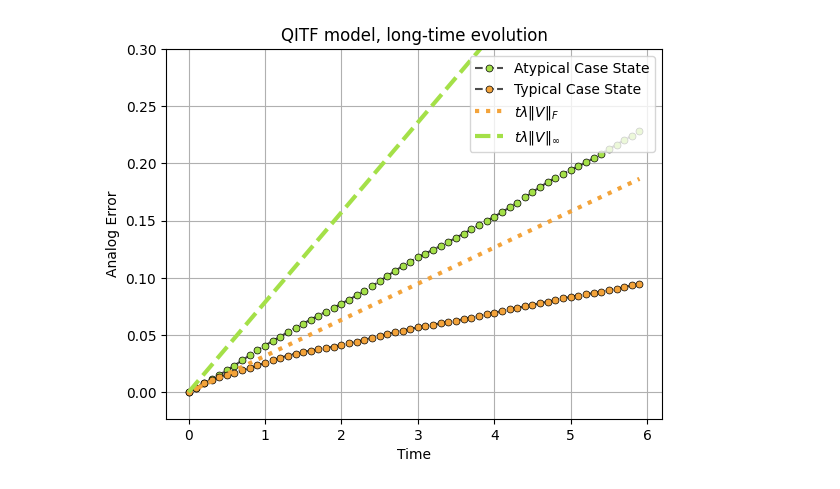
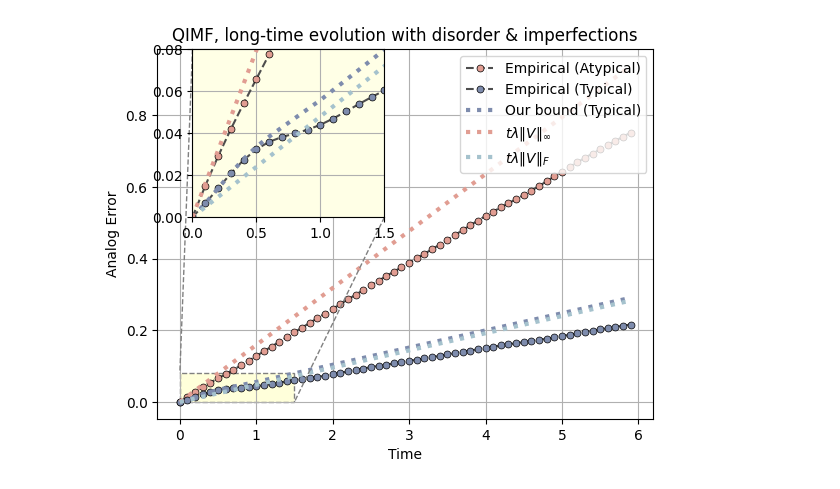
Before and after one commit to minidas/Entanglement-Induced-Resilience-of-Quantum-Dynamics, a Jupyter notebook: qitf_analog.ipynb, the cells around one changed output. Cells and saved outputs as stored; diff of their text form; code cells hidden in the pictures.

```diff
--- a/qitf_analog.ipynb
+++ b/qitf_analog.ipynb
@@ -13,37 +14,69 @@ with open('./Figures/analog_model.pkl', 'rb') as f:
     analog_model = pickle.load(f)
 # %%
-initial_state=Statevector.from_label('+'*N).data
-    # analog_model.plot_one_segment(initial_state, mfc='#66C999', label='Separable State')
-analog_model.plot_long_time(initial_state, mfc="#A4E048", label='Atypical Case State')
-
-# initial_state = haar_random_state(N)  # Generate a random state
 initial_state = Statevector.from_label('0'*N).data  # Typical case state
-analog_model.plot_long_time(initial_state, mfc='#F3A33A', label='Typical Case State')
 
 fro_curve=[]
 spec_curve=[]
 V_fro = np.linalg.norm(analog_model.perm, 'fro')/sqrt(d)
 V_spec = np.linalg.norm(analog_model.perm, 2)
 for t in time:
-    fro_curve.append(t*V_fro)
     spec_curve.append(t*V_spec)
-plt.plot(time[:-1], fro_curve[:-1], color='#F3A33A', linestyle='dotted', label=r'$t\lambda\|V\|_{F}$',linewidth=3)
-plt.plot(time[:-1], spec_curve[:-1], color='#A4E048', linestyle='dashed', label=r'$t\lambda\|V\|_{\infty}$',linewidth=3)
-    # plt.plot(time[:-1], [V_fro*time_step]*num_steps, color='#397FC7', linestyle='dotted', label=r'$\delta t\lambda\|V\|_{F}$')
-    # plt.plot(time[:-1], scrambling_value,color='0.3',marker='o',markersize=5,mfc='#66C999',mec='k',linestyle='dashed',markeredgewidth=0.5)
-    # plt.plot(time[:-1], simulation_error_state,color='0.3',mfc='#5DBFE9',marker='o',markersize=5,mec='k',linestyle='dashed',markeredgewidth=0.5)
-    # plt.plot(time[:-1], [average_case_commutator]*num_steps,color='#66C999',linestyle='dashed')
-    # plt.plot(time[:-1], [Fro_bound]*num_steps,color='#397FC7',linestyle='dotted')
-plt.xlabel('Time')
-plt.ylabel('Analog Error')
-plt.ylim( top=0.3)
-plt.legend(loc=1)
-plt.title('QITF model, long-time evolution')
-plt.grid()
-plt.savefig('./Figures/long-time.pdf', bbox_inches='tight',dpi=600)
-plt.show()
+
+estimate_fro = 0
+U_int = exact_model.get_evolution_segment(segment_time=0.01)
+state=initial_state
+for t in np.linspace(0,10,11):
+    fro_curve.append(estimate_fro)
+    for i in range(10):
+        estimate_fro += 0.01 * sqrt(abs(state.conj().T@(analog_model.perm.conj().T@analog_model.perm)@state))
+        state = U_int @ state
+for t in range(50):
+    fro_curve.append(fro_curve[-1]+0.1*V_fro)
-# %% [output]
-[figure, removed]
+# %%
+initial_state=Statevector.from_label('+'*N).data
+    # analog_model.plot_one_segment(initial_state, mfc='#66C999', label='Separable State')
+analog_model.plot_long_time(initial_state, mfc="#E19D92", label='Empirical (Atypical)')
+
+# initial_state = haar_random_state(N)  # Generate a random state
+initial_state = Statevector.from_label('0'*N).data  # Typical case state
+analog_model.plot_long_time(initial_state, mfc='#7E8CAD', label='Empirical (Typical)')
+
+linear_curve=[]
+for t in time:
+    linear_curve.append(t*V_fro)
+
+plt.plot(time[:-1], fro_curve[:-1], color="#7E8CAD", linestyle='dotted', label='Our bound (Typical)',linewidth=3)
+plt.plot(time[:-1], spec_curve[:-1], color='#E19D92', linestyle='dotted', label=r'$t\lambda\|V\|_{\infty}$',linewidth=3)
+plt.plot(time[:-1], linear_curve[:-1], color="#A5C2CD", linestyle='dotted', label=r'$t\lambda\|V\|_{F}$',linewidth=3)
+
+plt.xlabel('Time')
+plt.ylabel('Analog Error')
+# plt.ylim( top=0.3)
+plt.legend(loc=1)
+plt.title('QIMF, long-time evolution with disorder & imperfections')
+plt.grid()
+ax1=plt.gca()
+
+from mpl_toolkits.axes_grid1.inset_locator import mark_inset,BboxConnector
+
+ax2=plt.axes([0.18,0.53,0.3,0.35])
+ax2.set_xlim(0,1.5)
+ax2.set_ylim(0,0.08)
+ax2.set_facecolor("#ffffe6")
+
+analog_model.plot_long_time(initial_state, mfc='#7E8CAD',label='Typical Case State')
+plt.plot(time[:-1], fro_curve[:-1], color='#7E8CAD', linestyle='dotted', linewidth=3)
+plt.plot(time[:-1], linear_curve[:-1], color="#A5C2CD", linestyle='dotted', linewidth=3)
+initial_state = Statevector.from_label('+'*N).data  # Atypical case state
+analog_model.plot_long_time(initial_state, mfc="#E19D92", label='Atypical Case State')
+plt.plot(time[:-1], spec_curve[:-1], color='#E19D92', linestyle='dotted', linewidth=3)
+plt.grid()
+# plt.tight_layout()
+mark_inset(ax1, ax2, loc1=2, loc2=4, fc="#ffffda", ec="0.5",linestyle='dashed')
+plt.savefig('./Figures/long-time[di,c=1].pdf', bbox_inches='tight',dpi=600)
+plt.show()
+# %% [output]
+[figure, added]
 # %%
 from entropy import entropy_data
 import matplotlib.pyplot as plt
```
Also changed, not shown: parts of 3 cells of this notebook, 22 other files.
